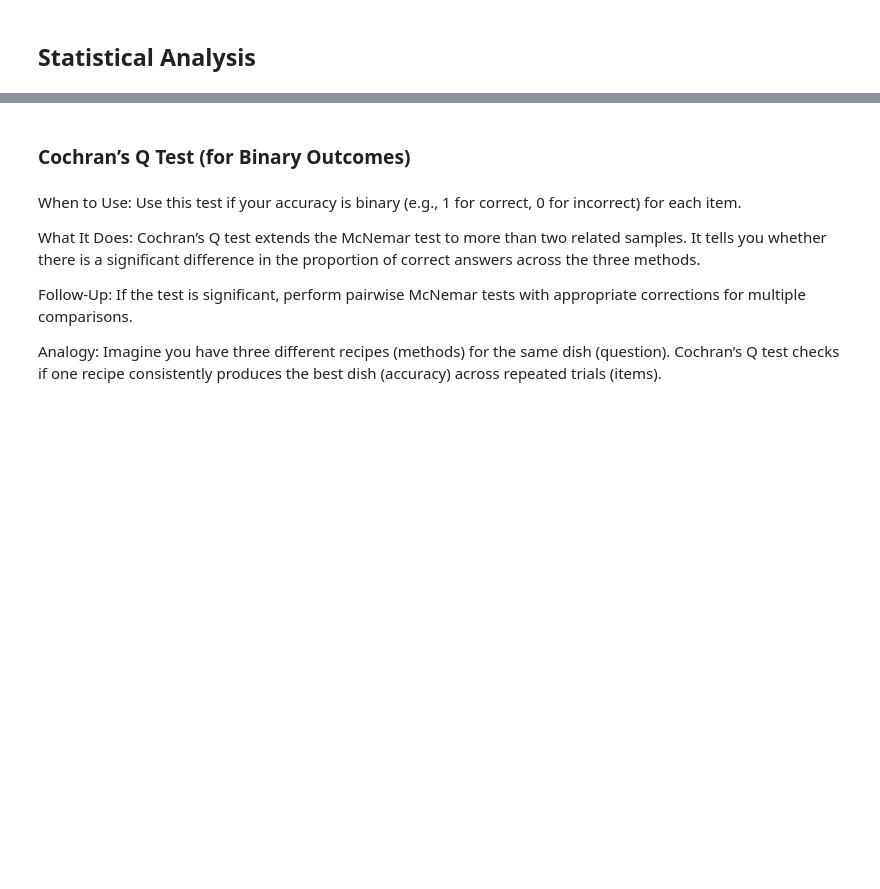
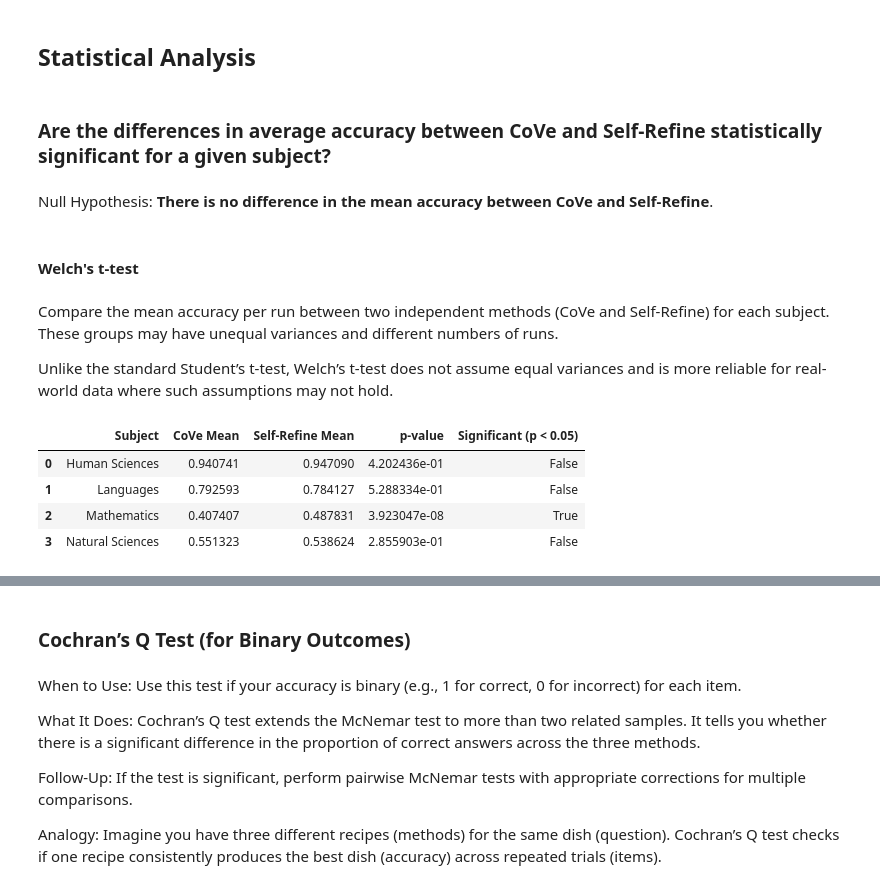
Before and after one commit to rafaelasantana/bachelor-thesis, a Jupyter notebook: Notebooks/CompareMethods.ipynb, the cells around one changed output, grey strips where cells are left out. Drawn from its saved outputs; the diff is of its cells as text; code cells hidden in the pictures; blank space fills up the shorter version.

```diff
--- a/Notebooks/CompareMethods.ipynb
+++ b/Notebooks/CompareMethods.ipynb
@@ -440,2 +438,6 @@ plt.show()
 # %% [markdown]
 ## Statistical Analysis
+# %% [markdown]
+### Are the differences in average accuracy between CoVe and Self-Refine statistically significant for a given subject?
+# %% [markdown]
+Null Hypothesis: **There is no difference in the mean accuracy between CoVe and Self-Refine**.
@@ -441,0 +451,38 @@ plt.show()
+# %% [markdown]
+#### Welch's t-test
+# %% [markdown]
+Compare the mean accuracy per run between two independent methods (CoVe and Self-Refine) for each subject. These groups may have unequal variances and different numbers of runs.
+
+Unlike the standard Student’s t-test, Welch’s t-test does not assume equal variances and is more reliable for real-world data where such assumptions may not hold.
+# %%
+from scipy.stats import ttest_ind
+import pandas as pd
+
+# Filter just CoVe and Self-Refine
+filtered = accuracy_per_run_and_subject[accuracy_per_run['method'].isin(['CoVe', 'Self-Refine'])]
+
+results = []
+
+for subject in filtered['subject'].unique():
+    cove = filtered[(filtered['subject'] == subject) & (filtered['method'] == 'CoVe')]['accuracy']
+    refine = filtered[(filtered['subject'] == subject) & (filtered['method'] == 'Self-Refine')]['accuracy']
+
+    stat, p = ttest_ind(cove, refine, equal_var=False)
+
+    results.append({
+        'Subject': subject,
+        'CoVe Mean': cove.mean(),
+        'Self-Refine Mean': refine.mean(),
+        'p-value': p,
+        'Significant (p < 0.05)': p < 0.05
+    })
+
+# Show result summary
+results_df = pd.DataFrame(results)
+results_df
+# %% [output]
+|  | Subject | CoVe Mean | Self-Refine Mean | p-value | Significant (p < 0.05) |
+| 0 | Human Sciences | 0.940741 | 0.947090 | 4.202436e-01 | False |
+| 1 | Languages | 0.792593 | 0.784127 | 5.288334e-01 | False |
+| 2 | Mathematics | 0.407407 | 0.487831 | 3.923047e-08 | True |
+| 3 | Natural Sciences | 0.551323 | 0.538624 | 2.855903e-01 | False |
```
Also changed, not shown: parts of 10 cells of this notebook.
